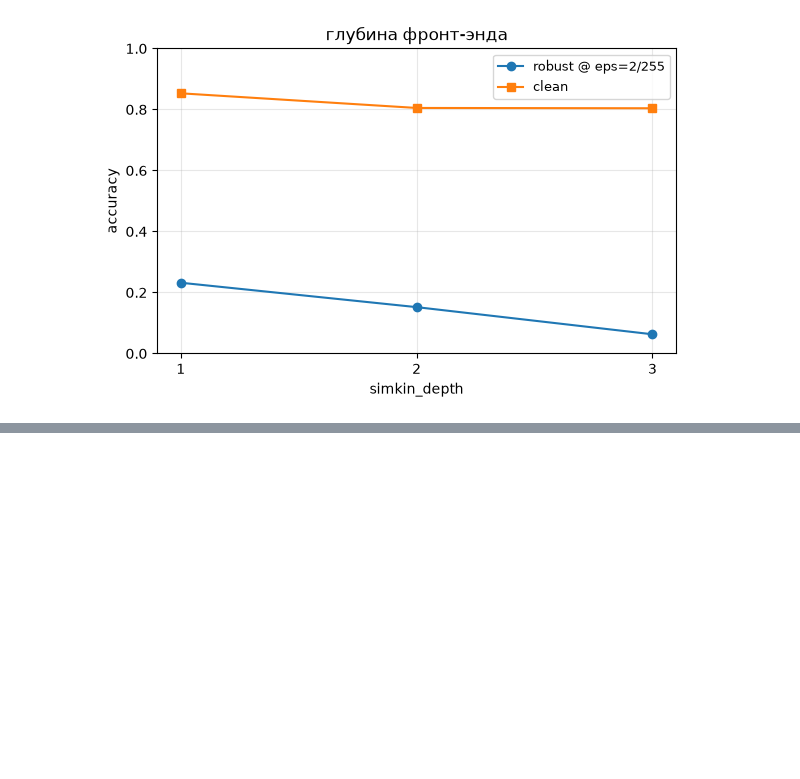
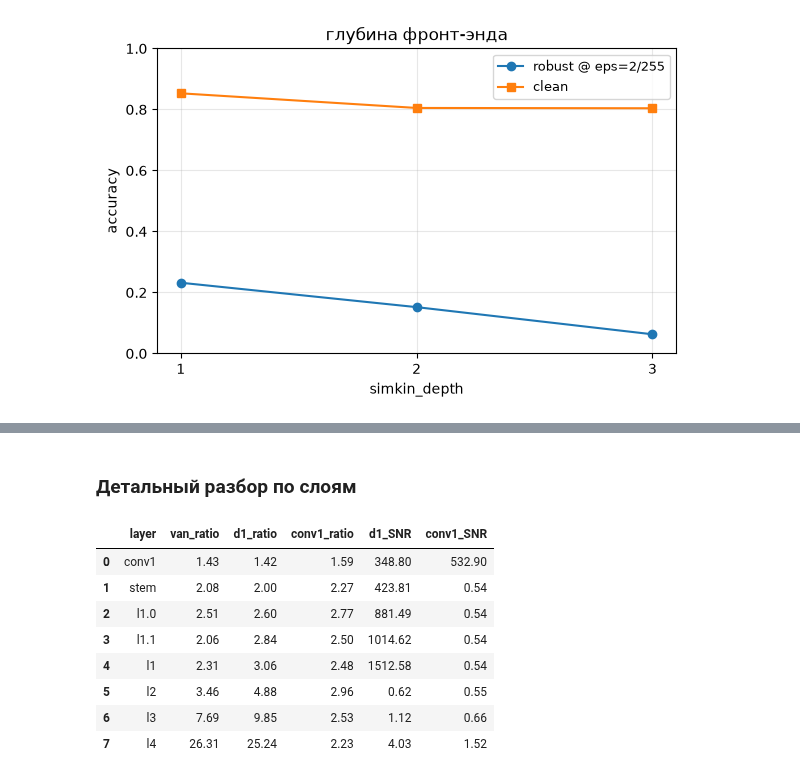
Before and after one commit to tarakanov517/CV_JND_based_approach, a Jupyter notebook: notebooks/compare_experiments.ipynb, the cells around one changed output, grey strips where cells are left out. Cells and saved outputs as stored; diff of their text form; code cells hidden in the pictures; blank space fills up the shorter version.

```diff
--- a/notebooks/compare_experiments.ipynb
+++ b/notebooks/compare_experiments.ipynb
@@ -255,0 +306,24 @@ plt.tight_layout(); plt.show()
+# %% [markdown]
+### Детальный разбор по слоям
+# %%
+amp2 = pd.DataFrame([
+    dict(layer='conv1', van_ratio=1.43,  d1_ratio=1.42,  conv1_ratio=1.59, d1_SNR=348.80,  conv1_SNR=532.90),
+    dict(layer='stem',  van_ratio=2.08,  d1_ratio=2.00,  conv1_ratio=2.27, d1_SNR=423.81,  conv1_SNR=0.54),
+    dict(layer='l1.0',  van_ratio=2.51,  d1_ratio=2.60,  conv1_ratio=2.77, d1_SNR=881.49,  conv1_SNR=0.54),
+    dict(layer='l1.1',  van_ratio=2.06,  d1_ratio=2.84,  conv1_ratio=2.50, d1_SNR=1014.62, conv1_SNR=0.54),
+    dict(layer='l1',    van_ratio=2.31,  d1_ratio=3.06,  conv1_ratio=2.48, d1_SNR=1512.58, conv1_SNR=0.54),
+    dict(layer='l2',    van_ratio=3.46,  d1_ratio=4.88,  conv1_ratio=2.96, d1_SNR=0.62,    conv1_SNR=0.55),
+    dict(layer='l3',    van_ratio=7.69,  d1_ratio=9.85,  conv1_ratio=2.53, d1_SNR=1.12,    conv1_SNR=0.66),
+    dict(layer='l4',    van_ratio=26.31, d1_ratio=25.24, conv1_ratio=2.23, d1_SNR=4.03,    conv1_SNR=1.52),
+])
+amp2
+# %% [output]
+|  | layer | van_ratio | d1_ratio | conv1_ratio | d1_SNR | conv1_SNR |
+| 0 | conv1 | 1.43 | 1.42 | 1.59 | 348.80 | 532.90 |
+| 1 | stem | 2.08 | 2.00 | 2.27 | 423.81 | 0.54 |
+| 2 | l1.0 | 2.51 | 2.60 | 2.77 | 881.49 | 0.54 |
+| 3 | l1.1 | 2.06 | 2.84 | 2.50 | 1014.62 | 0.54 |
+| 4 | l1 | 2.31 | 3.06 | 2.48 | 1512.58 | 0.54 |
+| 5 | l2 | 3.46 | 4.88 | 2.96 | 0.62 | 0.55 |
+| 6 | l3 | 7.69 | 9.85 | 2.53 | 1.12 | 0.66 |
+| 7 | l4 | 26.31 | 25.24 | 2.23 | 4.03 | 1.52 |
```
Also changed, not shown: parts of 6 cells of this notebook.
